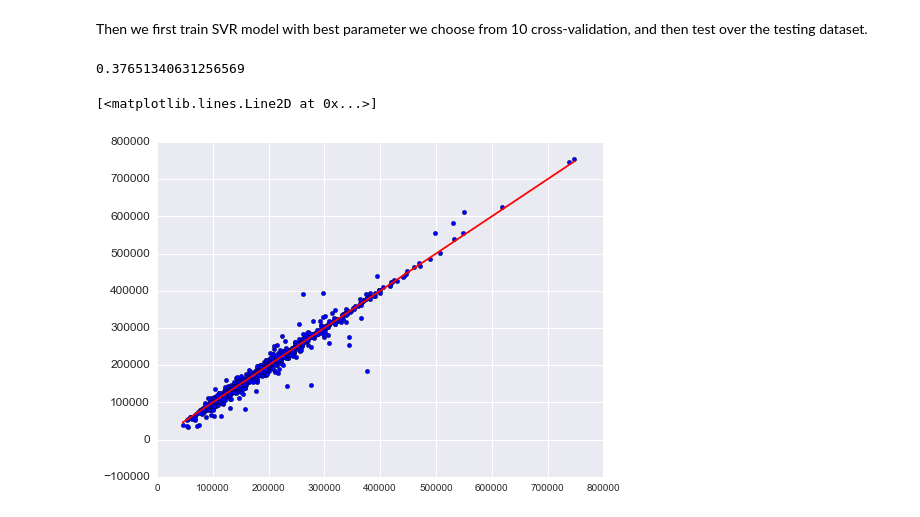
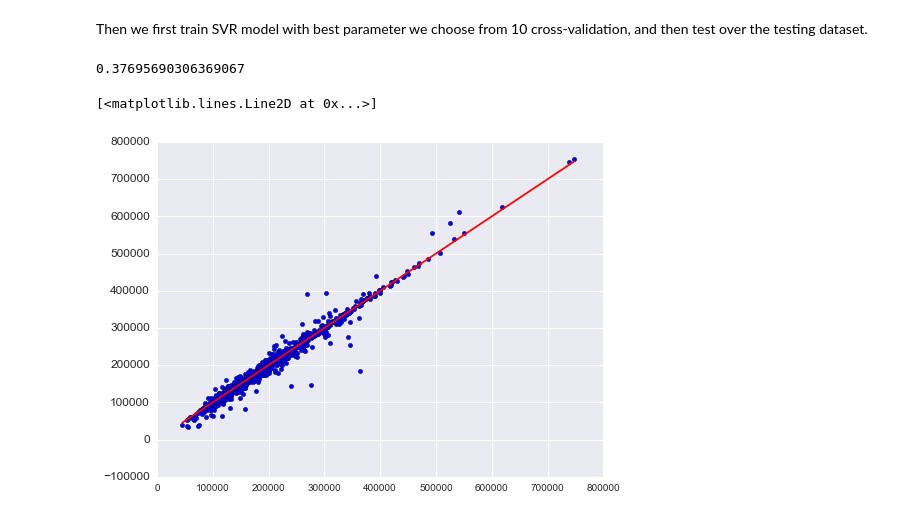
Before and after one commit to AngeloK/house-price-prediction, a Jupyter notebook: Linlin/house-price.ipynb, the cells around one changed output. Saved outputs shown, nothing was run; the diff lists cells and outputs as text; code cells hidden in the pictures.

```diff
--- a/Linlin/house-price.ipynb
+++ b/Linlin/house-price.ipynb
@@ -1050,5 +1013,12 @@ plt.plot([min(gb_pred),max(gb_pred)], [min(gb_pred),max(gb_pred)], c="red")
 Because the target values in testing data are not the groundtruth, it's just a benchmark submission from a linear regression on year and month of sale, lot square footage, and number of bedrooms. So for my project, the best choice of evaluation should be based on cross-validation over training set. Calculating RMSE over testing dataset will introduce a lot of bias for my model real performance, because I have no real groundtruth for testing data. So I will calculate two baselines, first is based on the full dataset (training + testing) and second is just based on training dataset (which have the true groundtruth).
 
 #### Baseline over all dataset
+# %%
+yname = ['SalePrice', 'LogSalePrice']
+train_X = df_train.drop(yname, axis = 1, inplace = False)
+train_y = df_train[['LogSalePrice']]
+
+test_X = df_test.drop(yname, axis = 1, inplace = False)
+test_y = df_test[['LogSalePrice']]
 # %%
 from sklearn.metrics import mean_squared_error
@@ -1079,7 +1049,7 @@ baseRMSE
 # %%
 from sklearn.model_selection import cross_val_score
 def rmse_cv(model):
-    rmse = np.sqrt(-cross_val_score(model, trainX, trainy, scoring = "neg_mean_squared_error", cv = 10))
+    rmse = np.sqrt(-cross_val_score(model, train_X, train_y, scoring = "neg_mean_squared_error", cv = 10))
     return rmse
 # %%
 from sklearn.linear_model import Lasso
@@ -1115,7 +1085,7 @@ best_alpha_for_lasso
 Then we first train Lasso model with best parameter we choose from 10 cross-validation, and then test over the testing dataset.
 # %%
 model_lasso = Lasso(alpha = best_alpha_for_lasso)
-model_lasso.fit(trainX, trainy)
-rmse_lasso_test = np.sqrt(mean_squared_error(testy, model_lasso.predict(testX)))
+model_lasso.fit(train_X, train_y)
+rmse_lasso_test = np.sqrt(mean_squared_error(test_y, model_lasso.predict(test_X)))
 rmse_lasso_test
 # %% [output]
@@ -1222,15 +1192,15 @@ best_c_for_svr, best_e_for_svr
 Then we first train SVR model with best parameter we choose from 10 cross-validation, and then test over the testing dataset.
 # %%
 model_svr = SVR(C = best_c_for_svr, epsilon = best_e_for_svr)
-model_svr.fit(trainX, trainy)
-rmse_svr_test = np.sqrt(mean_squared_error(testy, model_svr.predict(testX)))
+model_svr.fit(train_X, train_y)
+rmse_svr_test = np.sqrt(mean_squared_error(test_y, model_svr.predict(test_X)))
 rmse_svr_test
 # %% [output]
-0.37651340631256569
+0.37695690306369067
 # %%
-svr_pred = np.expm1(model_svr.predict(trainX))
-plt.scatter(svr_pred, np.expm1(trainy))
+svr_pred = np.expm1(model_svr.predict(train_X))
+plt.scatter(svr_pred, np.expm1(train_y))
 plt.plot([min(svr_pred),max(svr_pred)], [min(svr_pred),max(svr_pred)], c="red")
 # %% [output]
 [<matplotlib.lines.Line2D at 0x...>]
-[figure, old version]
+[figure, new version]
```
Also changed, not shown: parts of 14 cells of this notebook.
